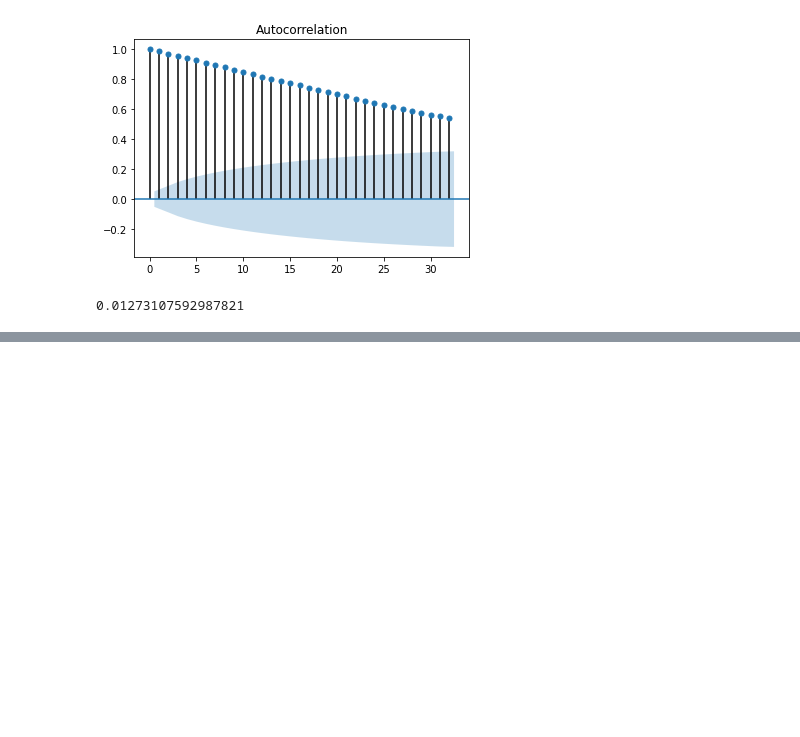
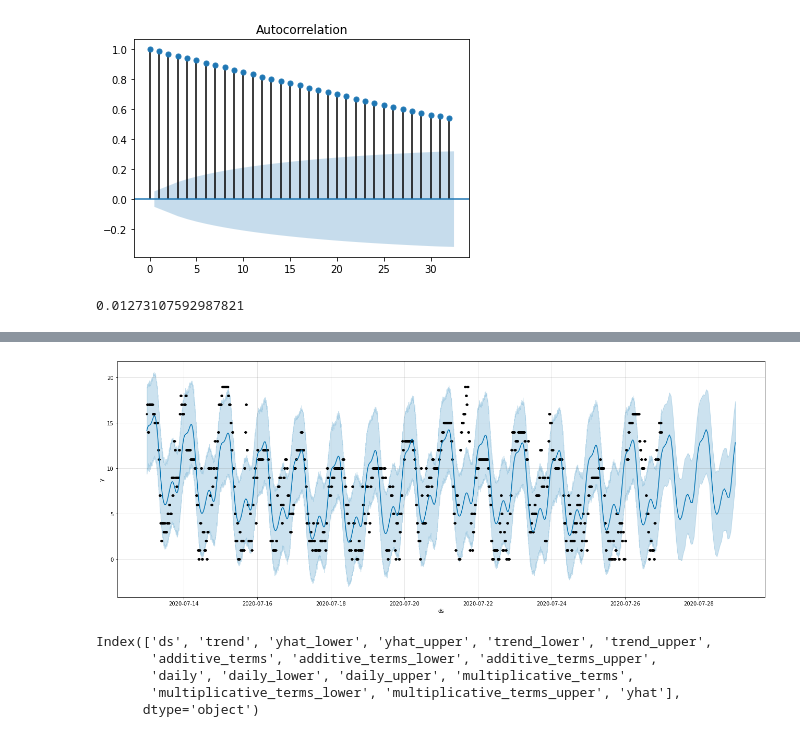
Before and after one commit to pad0910/Python2A, a Jupyter notebook: Dzien12/pad0910_prophet.ipynb, the cells around one changed output, grey strips where cells are left out. Cells and saved outputs as stored; diff of their text form; code cells hidden in the pictures; blank space fills up the shorter version.

```diff
--- a/Dzien12/pad0910_prophet.ipynb
+++ b/Dzien12/pad0910_prophet.ipynb
@@ -158,0 +149,4 @@ Requirement already satisfied: cycler>=0.10 in /usr/local/lib/python3.7/dist-pac
+# %%
+df_predict.reset_index(inplace=True)
+df_predict.columns = ['ds','y']
+df_predict.head()
@@ -158,0 +160,3 @@ Requirement already satisfied: cycler>=0.10 in /usr/local/lib/python3.7/dist-pac
+# %%
+model = Prophet()
+model.fit(df_predict)
@@ -158,0 +168,17 @@ Requirement already satisfied: cycler>=0.10 in /usr/local/lib/python3.7/dist-pac
+# %%
+future = model.make_future_dataframe(periods=48, freq="H")
+# %%
+forecast = model.predict(future)
+# %%
+model.plot(forecast, figsize=(18,7))
+plt.show()
+# %% [output]
+[figure, added]
+# %%
+forecast.columns
+# %% [output]
+Index(['ds', 'trend', 'yhat_lower', 'yhat_upper', 'trend_lower', 'trend_upper',
+       'additive_terms', 'additive_terms_lower', 'additive_terms_upper',
+       'daily', 'daily_lower', 'daily_upper', 'multiplicative_terms',
+       'multiplicative_terms_lower', 'multiplicative_terms_upper', 'yhat'],
+      dtype='object')
```
Also changed, not shown: parts of 10 cells of this notebook.
